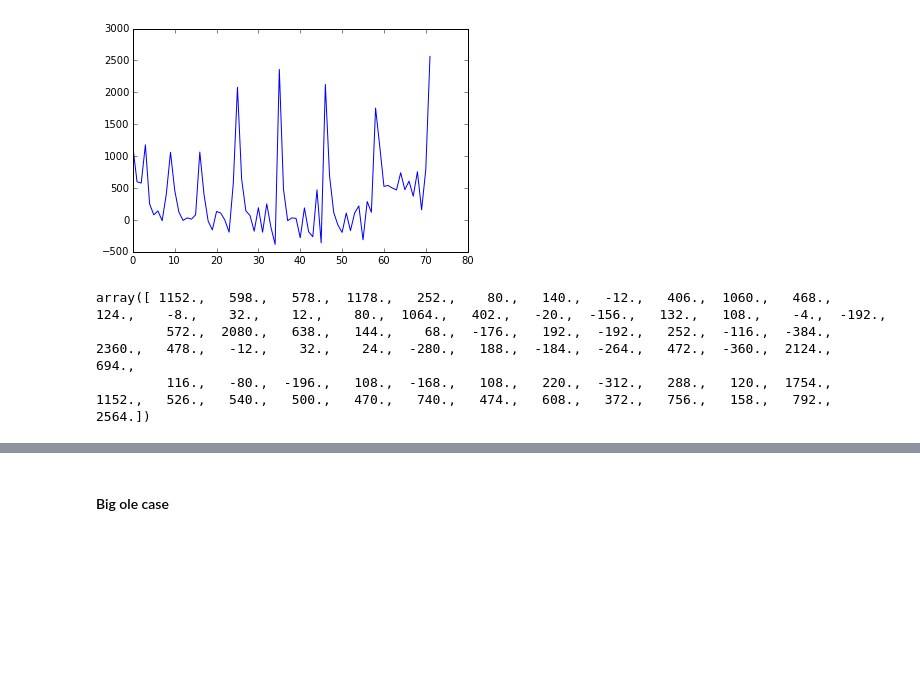
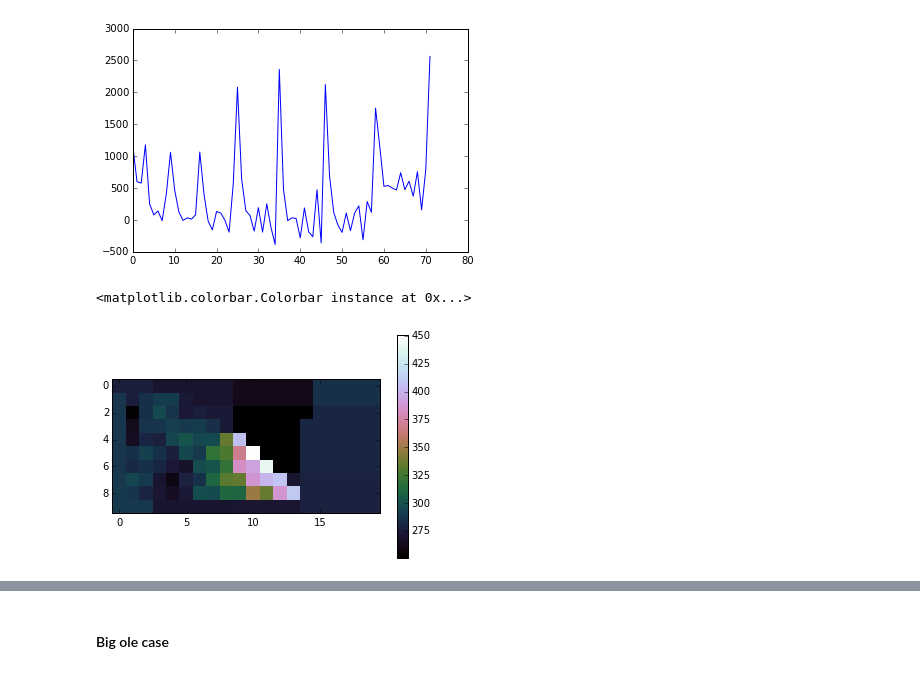
Before and after one commit to kapadia/geoblend, a Jupyter notebook: nb/derivation.ipynb, the cells around one changed output, grey strips where cells are left out. Cells and saved outputs as stored; diff of their text form; code cells hidden in the pictures; blank space fills up the shorter version.

Commit message:
study an anomoly with blend

```diff
--- a/nb/derivation.ipynb
+++ b/nb/derivation.ipynb
@@ -586,9 +586,14 @@ plt.plot(np.arange(0, b4.size), b4)
 # %% [output]
 [<matplotlib.lines.Line2D at 0x...>]
 [figure]
-# %%
-b4
-# %% [output]
-array([ 1152.,   598.,   578.,  1178.,   252.,    80.,   140.,   -12.,   406.,  1060.,   468.,   124.,    -8.,    32.,    12.,    80.,  1064.,   402.,   -20.,  -156.,   132.,   108.,    -4.,  -192.,
-         572.,  2080.,   638.,   144.,    68.,  -176.,   192.,  -192.,   252.,  -116.,  -384.,  2360.,   478.,   -12.,    32.,    24.,  -280.,   188.,  -184.,  -264.,   472.,  -360.,  2124.,   694.,
-         116.,   -80.,  -196.,   108.,  -168.,   108.,   220.,  -312.,   288.,   120.,  1754.,  1152.,   526.,   540.,   500.,   470.,   740.,   474.,   608.,   372.,   756.,   158.,   792.,  2564.])
+# %%
+A4 = np.array(coeff4.tolist(), dtype=np.int32)
+# %%
+blended4 = np.copy(reference4)
+blended4[np.nonzero(mask4)] = solve(A4, b4)
+# %%
+plt.imshow(blended4)
+plt.colorbar()
+# %% [output]
+<matplotlib.colorbar.Colorbar instance at 0x...>
+[figure, added]
```
Also changed, not shown: parts of 3 cells of this notebook.
